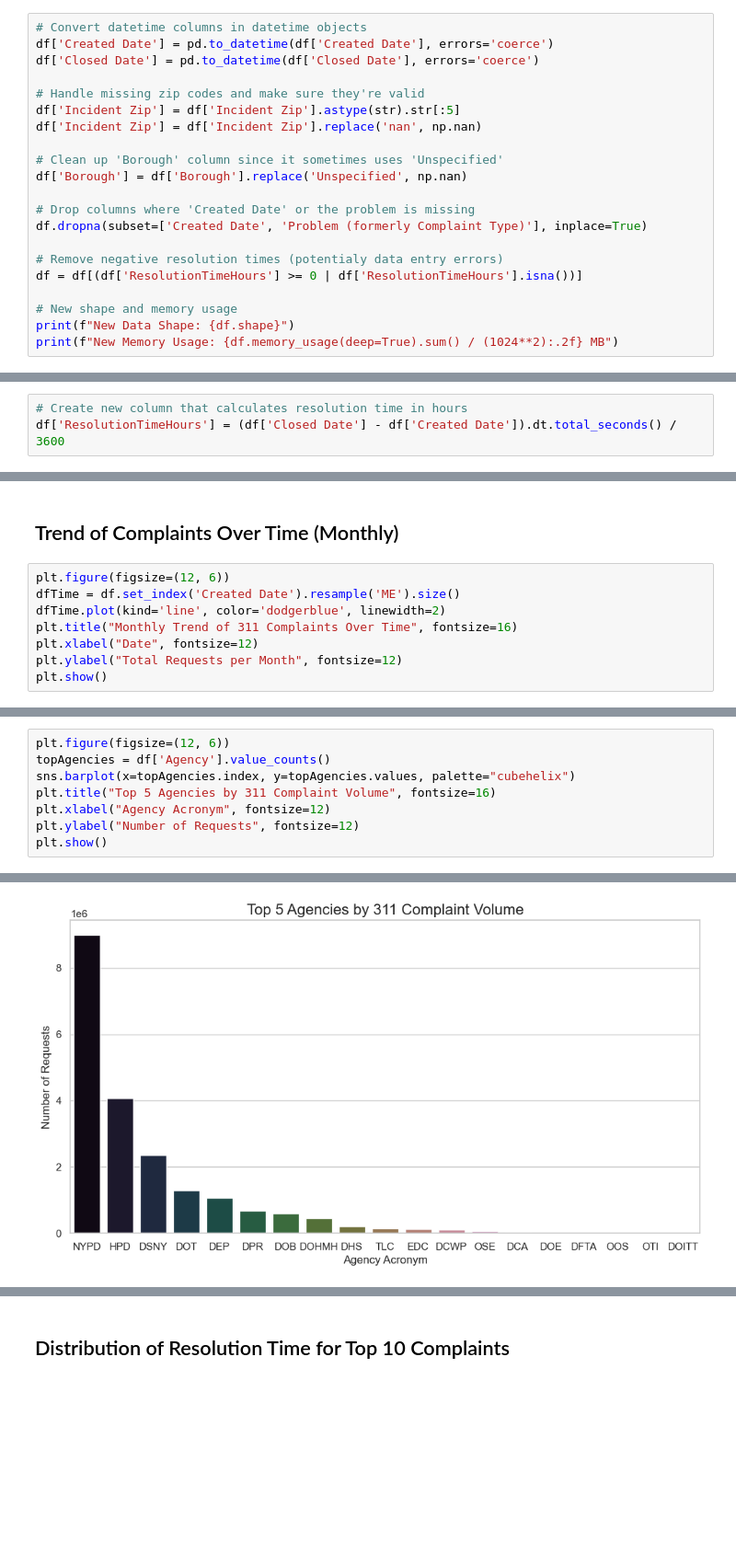
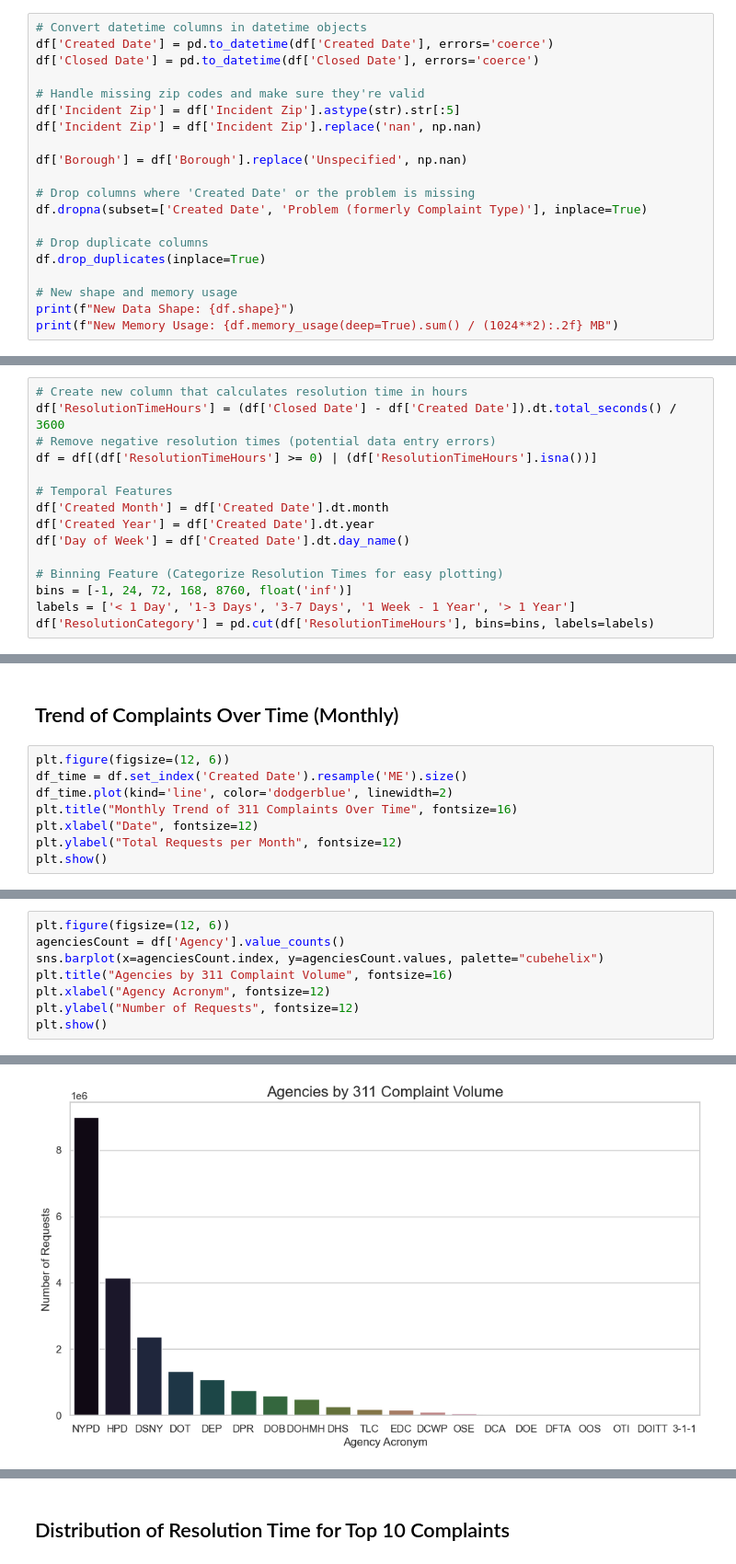
Before and after one commit to hashimaziz/NYC311Analysis, a Jupyter notebook: fullAnalysis.ipynb, the cells around one changed output, grey strips where cells are left out. Shown at 92% size. Drawn from its saved outputs; the diff is of its cells as text; blank space fills up the shorter version.

```diff
--- a/fullAnalysis.ipynb
+++ b/fullAnalysis.ipynb
@@ -45,14 +52,13 @@ df['Closed Date'] = pd.to_datetime(df['Closed Date'], errors='coerce')
 df['Incident Zip'] = df['Incident Zip'].astype(str).str[:5]
 df['Incident Zip'] = df['Incident Zip'].replace('nan', np.nan)
 
-# Clean up 'Borough' column since it sometimes uses 'Unspecified'
 df['Borough'] = df['Borough'].replace('Unspecified', np.nan)
 
 # Drop columns where 'Created Date' or the problem is missing
 df.dropna(subset=['Created Date', 'Problem (formerly Complaint Type)'], inplace=True)
 
-# Remove negative resolution times (potentialy data entry errors)
-df = df[(df['ResolutionTimeHours'] >= 0 | df['ResolutionTimeHours'].isna())]
+# Drop duplicate columns
+df.drop_duplicates(inplace=True)
 
 # New shape and memory usage
 print(f"New Data Shape: {df.shape}")
@@ -65,6 +77,18 @@ New Memory Usage: 10596.70 MB
 # %%
 # Create new column that calculates resolution time in hours
 df['ResolutionTimeHours'] = (df['Closed Date'] - df['Created Date']).dt.total_seconds() / 3600
+# Remove negative resolution times (potential data entry errors)
+df = df[(df['ResolutionTimeHours'] >= 0) | (df['ResolutionTimeHours'].isna())]
+
+# Temporal Features
+df['Created Month'] = df['Created Date'].dt.month
+df['Created Year'] = df['Created Date'].dt.year
+df['Day of Week'] = df['Created Date'].dt.day_name()
+
+# Binning Feature (Categorize Resolution Times for easy plotting)
+bins = [-1, 24, 72, 168, 8760, float('inf')]
+labels = ['< 1 Day', '1-3 Days', '3-7 Days', '1 Week - 1 Year', '> 1 Year']
+df['ResolutionCategory'] = pd.cut(df['ResolutionTimeHours'], bins=bins, labels=labels)
 # %% [markdown]
 # EDA Visualizations #
 # %%
@@ -107,8 +162,8 @@ Passing `palette` without assigning `hue` is deprecated and will be removed in v
 ## Trend of Complaints Over Time (Monthly) ##
 # %%
 plt.figure(figsize=(12, 6))
-dfTime = df.set_index('Created Date').resample('ME').size()
-dfTime.plot(kind='line', color='dodgerblue', linewidth=2)
+df_time = df.set_index('Created Date').resample('ME').size()
+df_time.plot(kind='line', color='dodgerblue', linewidth=2)
 plt.title("Monthly Trend of 311 Complaints Over Time", fontsize=16)
 plt.xlabel("Date", fontsize=12)
 plt.ylabel("Total Requests per Month", fontsize=12)
@@ -122,8 +177,8 @@ plt.show()
 # %%
 plt.figure(figsize=(12, 6))
-topAgencies = df['Agency'].value_counts()
-sns.barplot(x=topAgencies.index, y=topAgencies.values, palette="cubehelix")
-plt.title("Top 5 Agencies by 311 Complaint Volume", fontsize=16)
+agenciesCount = df['Agency'].value_counts()
+sns.barplot(x=agenciesCount.index, y=agenciesCount.values, palette="cubehelix")
+plt.title("Agencies by 311 Complaint Volume", fontsize=16)
 plt.xlabel("Agency Acronym", fontsize=12)
 plt.ylabel("Number of Requests", fontsize=12)
 plt.show()
@@ -134 +189 @@ Passing `palette` without assigning `hue` is deprecated and will be removed in v
-[figure, old version]
+[figure, new version]
```
Also changed, not shown: parts of 40 cells of this notebook.
